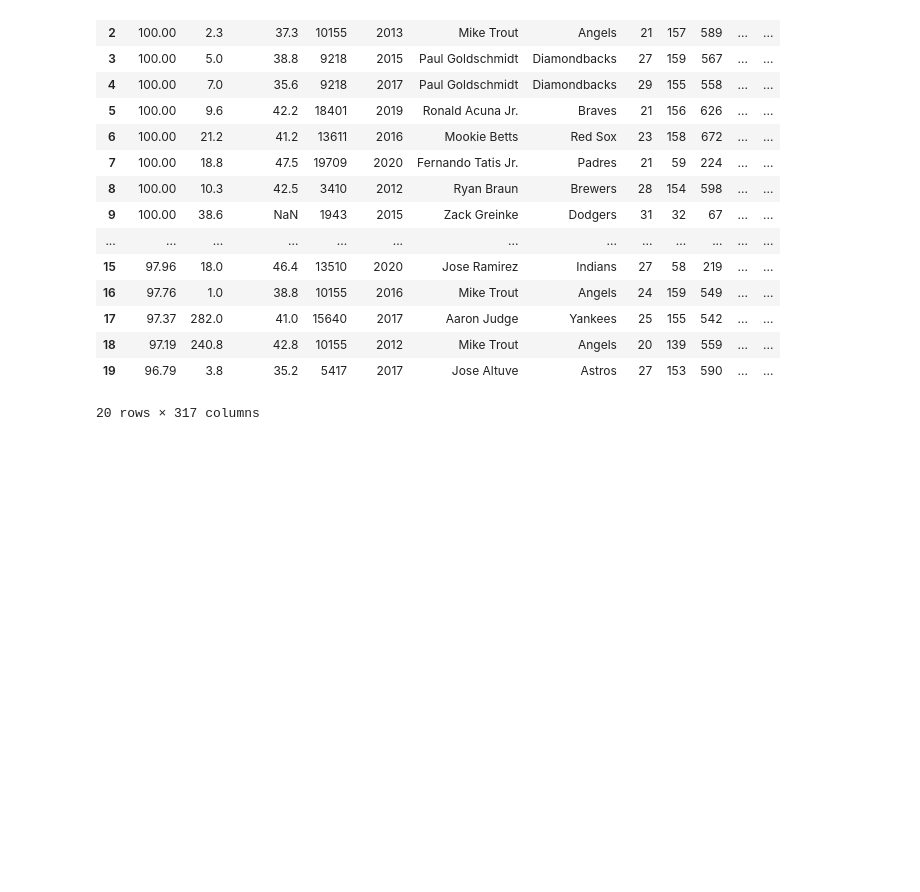
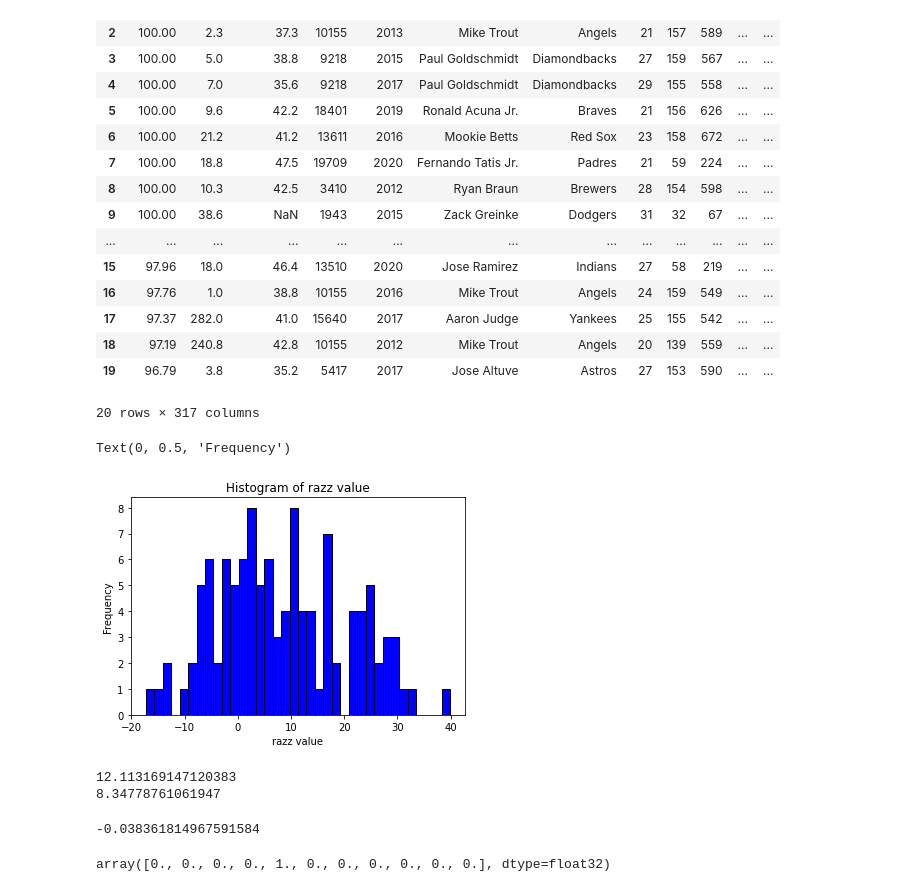
Before and after one commit to RiverJAM/Ultimate-Fantasy-Baseball-Eval-Tool, a Jupyter notebook: ML for Ultimate Baseball.ipynb, the cells around one changed output. Cells and saved outputs as stored; diff of their text form; code cells hidden in the pictures; blank space fills up the shorter version.

```diff
--- a/ML for Ultimate Baseball.ipynb
+++ b/ML for Ultimate Baseball.ipynb
@@ -1136,3 +1048,43 @@ hitters.head(20)
 | 18 | 97.19 | 240.8 | 42.8 | 10155 | 2012 | Mike Trout | Angels | 20 | 139 | 559 | ... | ... |
 | 19 | 96.79 | 3.8 | 35.2 | 5417 | 2017 | Jose Altuve | Astros | 27 | 153 | 590 | ... | ... |
 20 rows × 317 columns
+# %%
+RazzSeason = RazzSeason[['razz_value','name']].dropna()
+y= RazzSeason[['razz_value']].to_numpy()
+
+
+# matplotlib histogram
+plt.hist(y, color = 'blue', edgecolor = 'black',
+         bins = int(180/5))
+
+# seaborn histogram
+sns.distplot(y, hist=True, kde=False,
+             bins=int(180/5), color = 'blue',
+             hist_kws={'edgecolor':'black'})
+# Add labels
+plt.title('Histogram of razz value')
+plt.xlabel('razz value')
+plt.ylabel('Frequency')
+# %% [output]
+Text(0, 0.5, 'Frequency')
+[figure, added]
+# %%
+print(y.std())
+print(y.mean())
+# %% [output]
+12.113169147120383
+8.34778761061947
+# %%
+razz_Val_pitchers = pitchers['razz_value']
+print(razz_Val_pitchers.mean())
+# %% [output]
+-0.038361814967591584
+# %%
+from tensorflow.keras.utils import to_categorical
+
+frac = pitchers['ft_score']/10
+y_encode = to_categorical(frac)
+
+y_encode[0]
+# %% [output]
+array([0., 0., 0., 0., 1., 0., 0., 0., 0., 0., 0.], dtype=float32)
```
Also changed, not shown: parts of 17 cells of this notebook, 3 other files.
